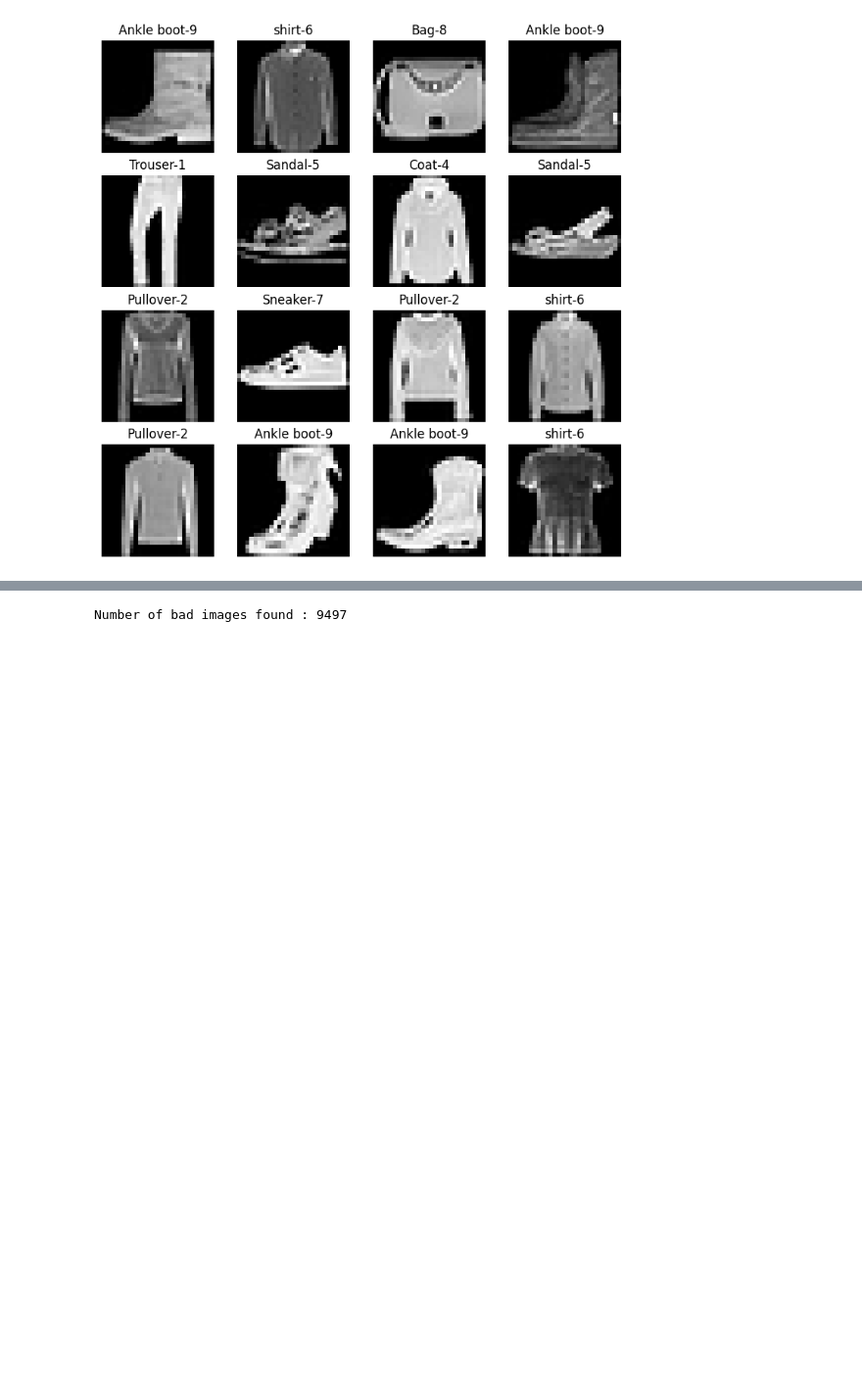
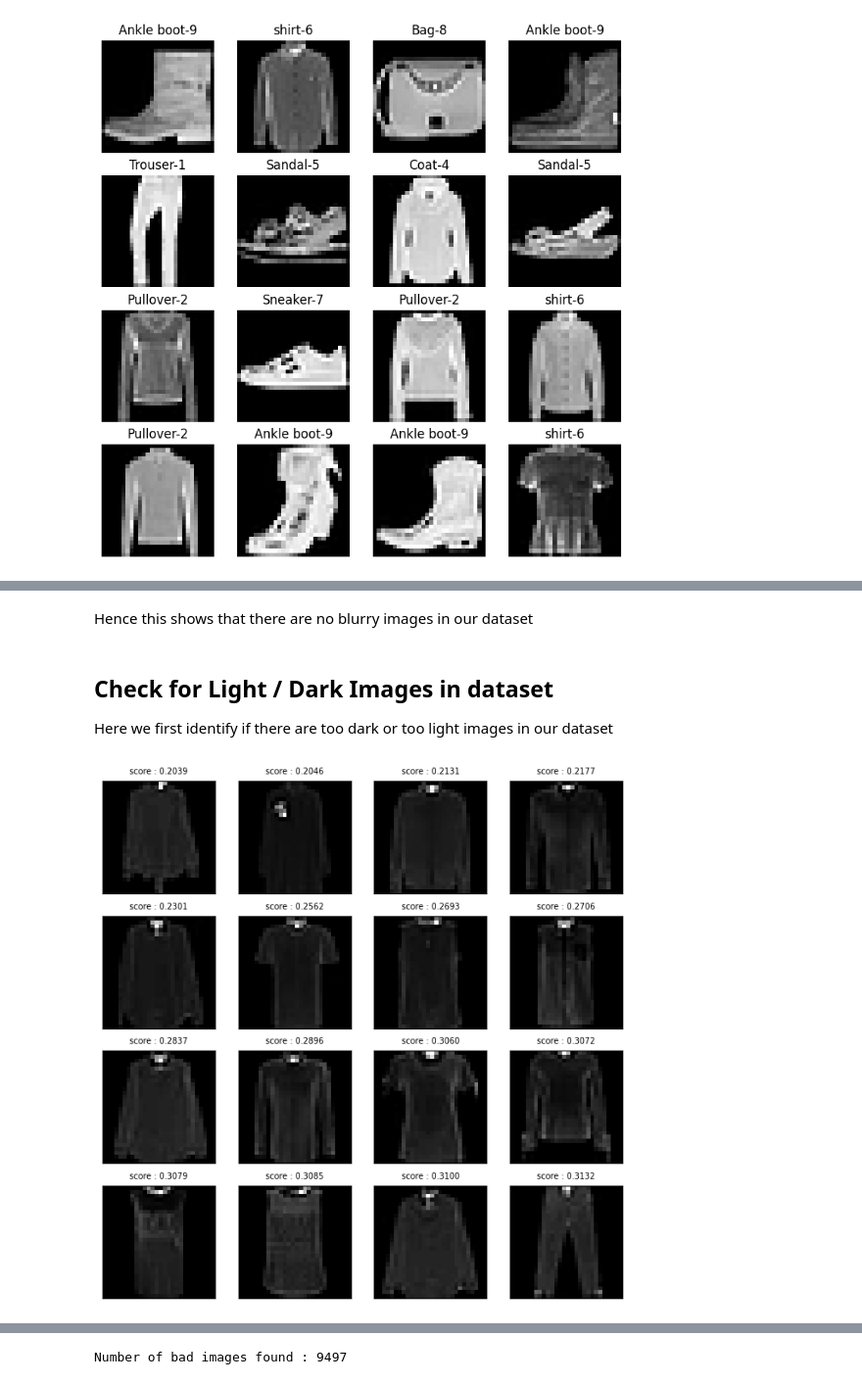
Before and after one commit to khetansarvesh/msml_602, a Jupyter notebook: image_classification_DL.ipynb, the cells around one changed output, grey strips where cells are left out. Shown at 98% size. Drawn from its saved outputs; the diff is of its cells as text; code cells hidden in the pictures; blank space fills up the shorter version.

```diff
--- a/image_classification_DL.ipynb
+++ b/image_classification_DL.ipynb
@@ -190,0 +220,5 @@ Index(['odd_size_score', 'is_odd_size_issue', 'odd_aspect_ratio_score',
+# %% [markdown]
+Hence this shows that there are no blurry images in our dataset
+# %% [markdown]
+## Check for Light / Dark Images in dataset
+Here we first identify if there are too dark or too light images in our dataset
@@ -190,0 +227,4 @@ Index(['odd_size_score', 'is_odd_size_issue', 'odd_aspect_ratio_score',
+# %%
+imagelab.visualize(issue_types=["dark"], num_images=20)
+# %% [output]
+[figure, added]
```
Also changed, not shown: parts of 65 cells of this notebook.
